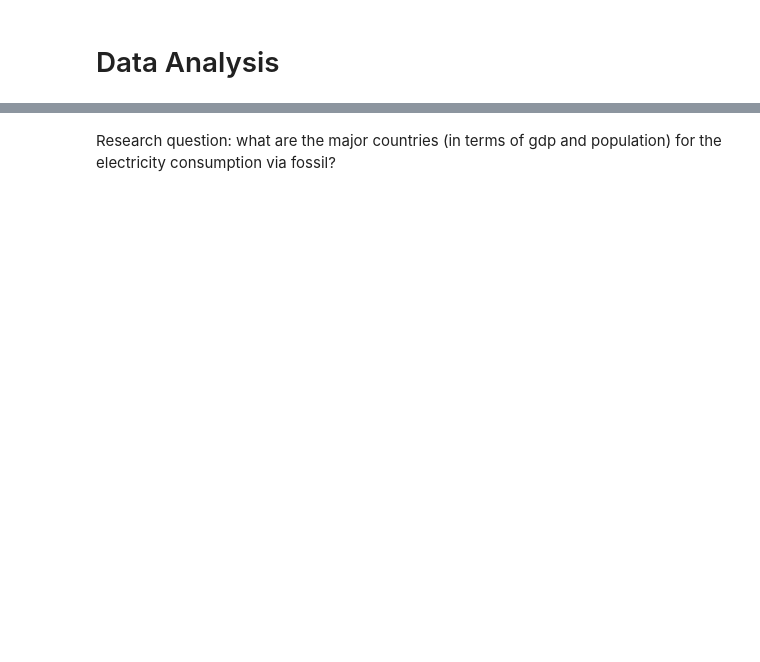
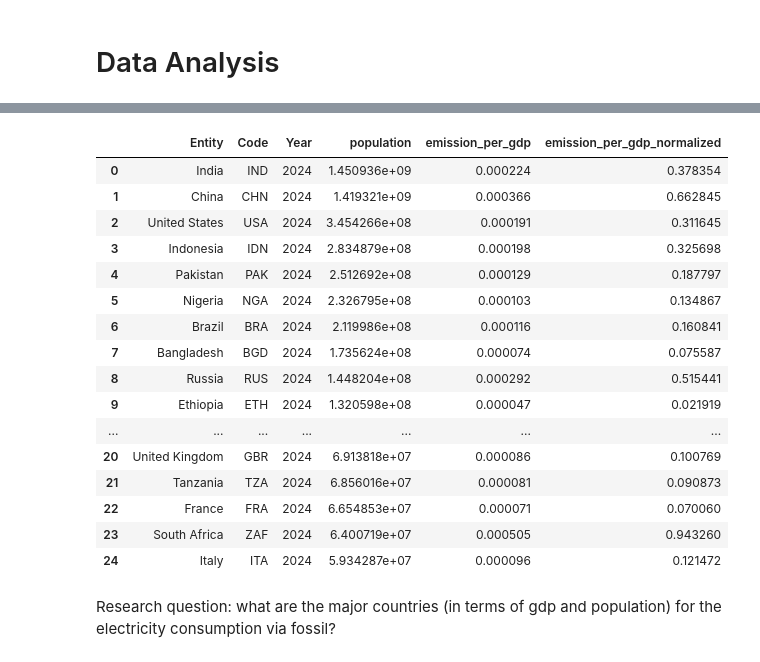
Before and after one commit to william-toscani/Data_Visualization_Project, a Jupyter notebook: Data_Viz_Project.ipynb, the cells around one changed output, grey strips where cells are left out. Cells and saved outputs as stored; diff of their text form; code cells hidden in the pictures; blank space fills up the shorter version.

```diff
--- a/Data_Viz_Project.ipynb
+++ b/Data_Viz_Project.ipynb
@@ -72,0 +101,5 @@ display(elec_prod_df.head())
+# %%
+emission_df = pd.read_csv("https://ourworldindata.org/grapher/annual-co2-emissions-per-country.csv?v=1&csvType=full&useColumnShortNames=true", storage_options = {'User-Agent': 'Our World In Data data fetch/1.0'})
+emission_metadata = requests.get("https://ourworldindata.org/grapher/annual-co2-emissions-per-country.metadata.json?v=1&csvType=full&useColumnShortNames=true").json()
+
+display(emission_df.head())
@@ -74,0 +147,11 @@ display(elec_prod_df.head())
+# %%
+new_gdp_df = sql("""
+SELECT gdp_df.*, top_20_countries_df.population__sex_all__age_all__variant_medium AS TopCountryPopulation
+FROM gdp_df
+JOIN top_20_countries_df ON gdp_df.Code = top_20_countries_df.Code
+WHERE gdp_df.Code IS NOT NULL AND gdp_df.Code IS NOT "OWID_WRL"
+AND gdp_df.year = 2024
+
+""")
+
+display(new_gdp_df)
@@ -74,0 +176,17 @@ display(elec_prod_df.head())
+# %%
+emission_gdp_df = sql("""
+SELECT
+    new_gdp_df.Entity,
+    new_gdp_df.Code,
+    new_gdp_df.Year,
+    new_gdp_df.TopCountryPopulation AS population,
+    CAST(emission_df.emissions_total AS REAL) / new_gdp_df.ny_gdp_mktp_pp_kd AS emission_per_gdp
+FROM new_gdp_df
+JOIN emission_df ON new_gdp_df.Code = emission_df.Code AND new_gdp_df.Year = emission_df.Year
+WHERE emission_df.Code IS NOT NULL AND emission_df.Code IS NOT "OWID_WRL"
+AND emission_df.year = 2024
+
+ORDER by population DESC
+""")
+
+display(emission_gdp_df)
@@ -75,3 +211,30 @@ display(elec_prod_df.head())
+# %%
+# Calculate min and max for 'emission_per_gdp'
+min_emission = emission_gdp_df['emission_per_gdp'].min()
+max_emission = emission_gdp_df['emission_per_gdp'].max()
+
+# Apply min-max normalization
+emission_gdp_df['emission_per_gdp_normalized'] = (emission_gdp_df['emission_per_gdp'] - min_emission) / (max_emission - min_emission)
+
+display(emission_gdp_df)
+# %% [output]
+|  | Entity | Code | Year | population | emission_per_gdp | emission_per_gdp_normalized |
+| 0 | India | IND | 2024 | 1.450936e+09 | 0.000224 | 0.378354 |
+| 1 | China | CHN | 2024 | 1.419321e+09 | 0.000366 | 0.662845 |
+| 2 | United States | USA | 2024 | 3.454266e+08 | 0.000191 | 0.311645 |
+| 3 | Indonesia | IDN | 2024 | 2.834879e+08 | 0.000198 | 0.325698 |
+| 4 | Pakistan | PAK | 2024 | 2.512692e+08 | 0.000129 | 0.187797 |
+| 5 | Nigeria | NGA | 2024 | 2.326795e+08 | 0.000103 | 0.134867 |
+| 6 | Brazil | BRA | 2024 | 2.119986e+08 | 0.000116 | 0.160841 |
+| 7 | Bangladesh | BGD | 2024 | 1.735624e+08 | 0.000074 | 0.075587 |
+| 8 | Russia | RUS | 2024 | 1.448204e+08 | 0.000292 | 0.515441 |
+| 9 | Ethiopia | ETH | 2024 | 1.320598e+08 | 0.000047 | 0.021919 |
+| ... | ... | ... | ... | ... | ... | ... |
+| 20 | United Kingdom | GBR | 2024 | 6.913818e+07 | 0.000086 | 0.100769 |
+| 21 | Tanzania | TZA | 2024 | 6.856016e+07 | 0.000081 | 0.090873 |
+| 22 | France | FRA | 2024 | 6.654853e+07 | 0.000071 | 0.070060 |
+| 23 | South Africa | ZAF | 2024 | 6.400719e+07 | 0.000505 | 0.943260 |
+| 24 | Italy | ITA | 2024 | 5.934287e+07 | 0.000096 | 0.121472 |
 # %% [markdown]
 Research question: what are the major countries (in terms of gdp and population) for the electricity consumption via fossil?
 # %%
```
Also changed, not shown: parts of 14 cells of this notebook.
